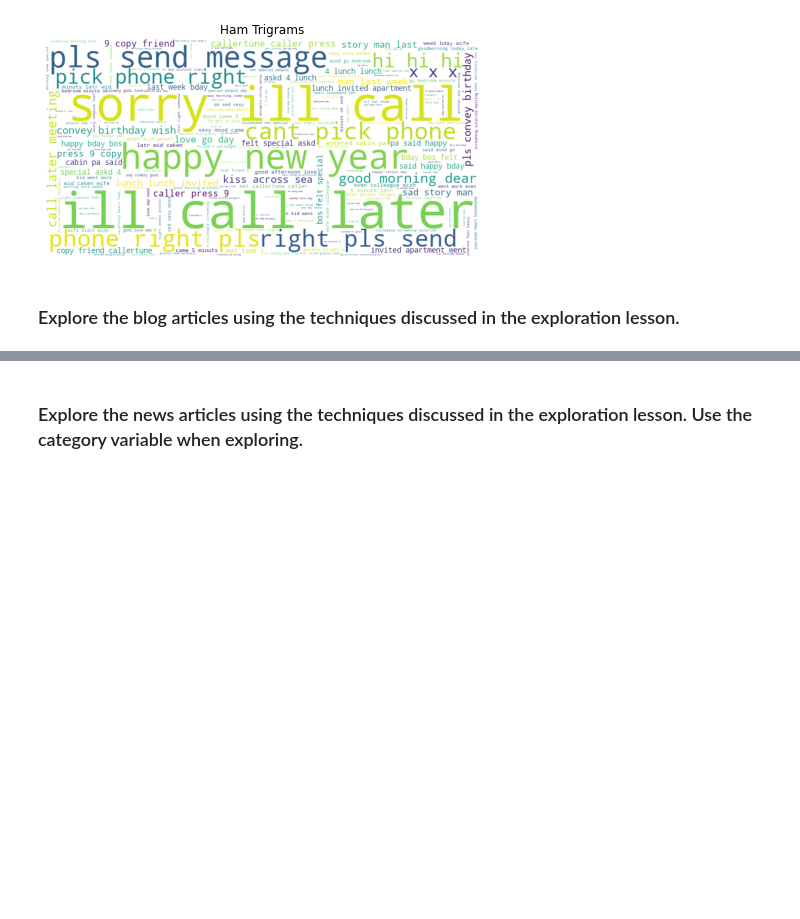
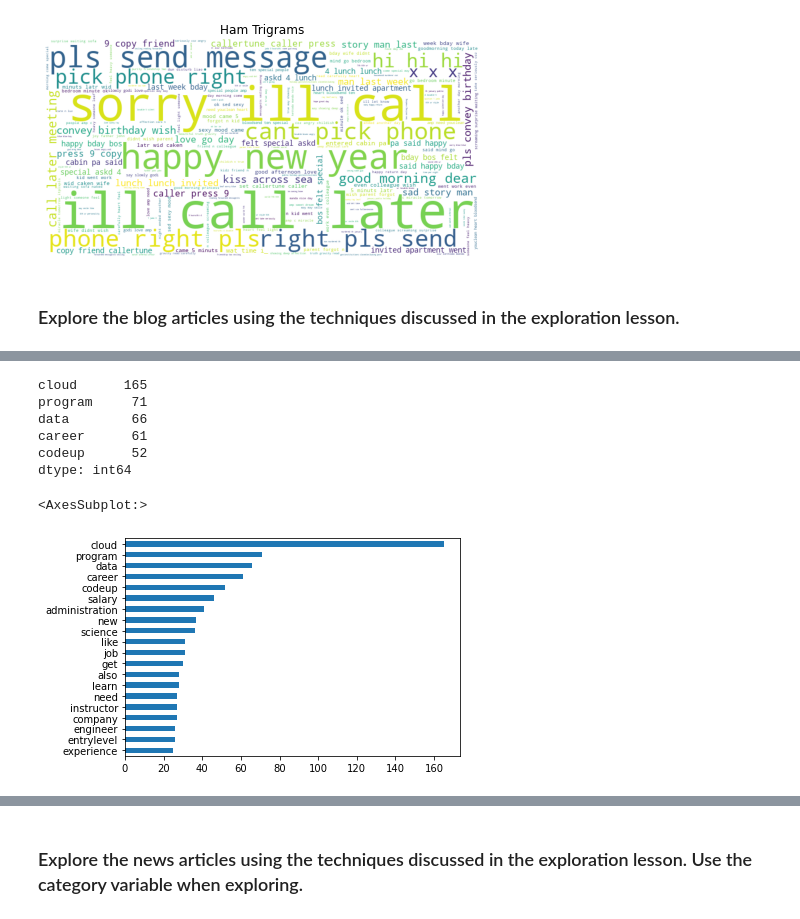
Before and after one commit to lochlynlaskowski/natural-language-processing-exercises, a Jupyter notebook: explore.ipynb, the cells around one changed output, grey strips where cells are left out. Cells and saved outputs as stored; diff of their text form; code cells hidden in the pictures; blank space fills up the shorter version.

```diff
--- a/explore.ipynb
+++ b/explore.ipynb
@@ -127,3 +127,6 @@ plt.show()
 [figure]
 # %% [markdown]
 ### Explore the blog articles using the techniques discussed in the exploration lesson.
+# %%
+blogs_df = prepare.prepare_codeup_df()
+blogs_df.head()
@@ -129,0 +140,3 @@ plt.show()
+# %%
+all_words = clean(' '.join(blogs_df.clean))
+all_words
@@ -129,0 +161,15 @@ plt.show()
+# %%
+blogs_freq = pd.Series(all_words).value_counts()
+blogs_freq.head()
+# %% [output]
+cloud      165
+program     71
+data        66
+career      61
+codeup      52
+dtype: int64
+# %%
+blogs_freq.head(20).sort_values().plot.barh()
+# %% [output]
+<AxesSubplot:>
+[figure, added]
```
Also changed, not shown: parts of 9 cells of this notebook, 1 other file.
